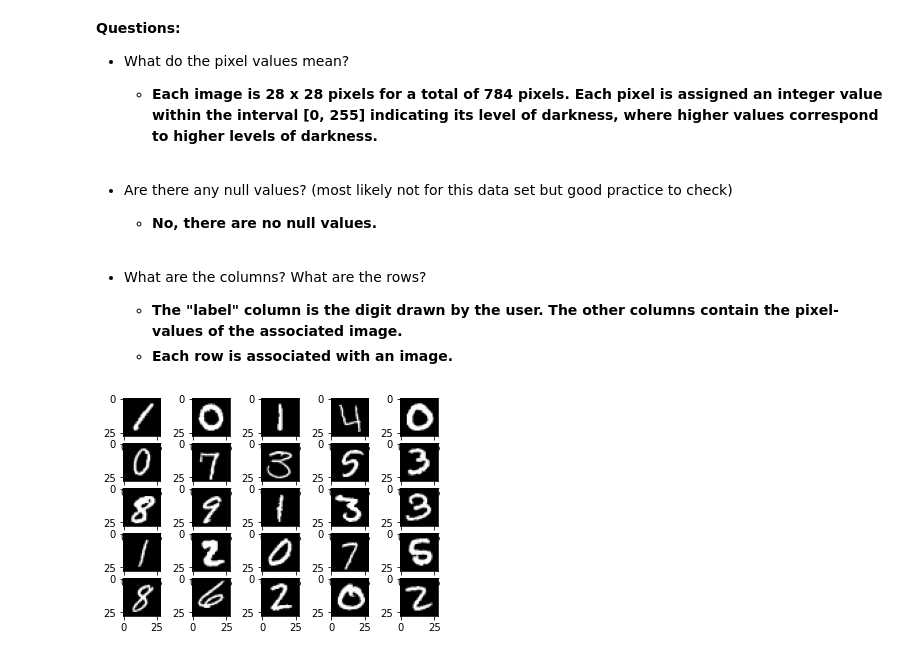
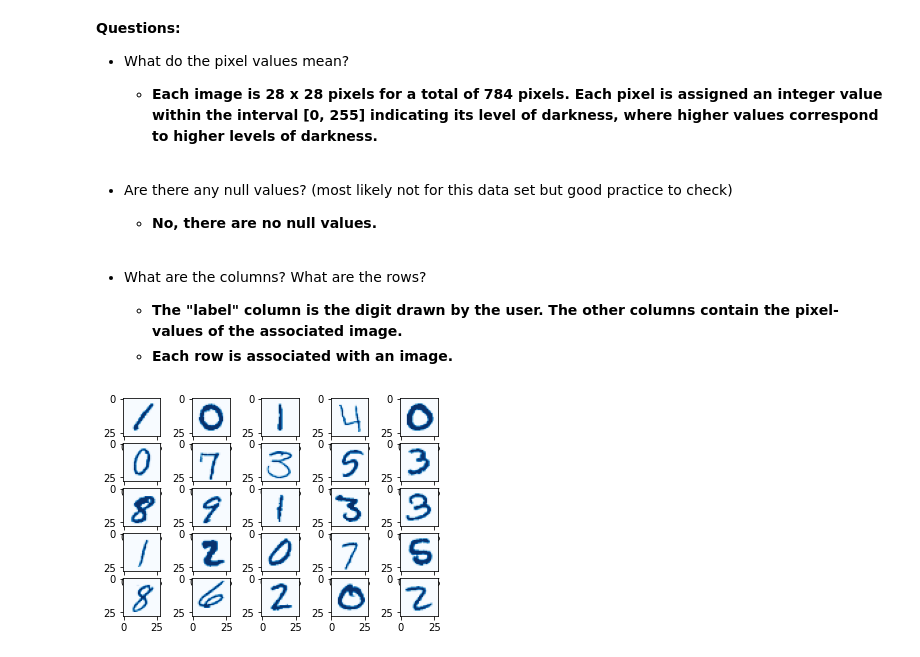
Before and after one commit to taigaschwarz/digit-recognizer, a Jupyter notebook: data_viz.ipynb, the cells around one changed output. Saved outputs shown, nothing was run; the diff lists cells and outputs as text; code cells hidden in the pictures.

Commit message:
Change color of images to blue

```diff
--- a/data_viz.ipynb
+++ b/data_viz.ipynb
@@ -72,13 +68,0 @@ images = train_df.loc[:, train_df.columns != "label"].values.reshape([42000, 28,
-# %%
-# plot the images
-n_rows, n_cols = 5, 5
-fig, ax = plt.subplots(n_rows, n_cols)
-counter = 0
-
-for i in range(n_rows*n_cols):
-    y_pos = counter // n_rows
-    x_pos = counter % n_cols
-    ax[y_pos][x_pos].imshow(images[counter], cmap = "gray")
-    counter += 1
-# %% [output]
-[figure, removed]
@@ -84,0 +72,13 @@ for i in range(n_rows*n_cols):
+# %%
+# plot the images
+n_rows, n_cols = 5, 5
+fig, ax = plt.subplots(n_rows, n_cols)
+counter = 0
+
+for i in range(n_rows*n_cols):
+    y_pos = counter // n_rows
+    x_pos = counter % n_cols
+    ax[y_pos][x_pos].imshow(images[counter], cmap = "Blues")
+    counter += 1
+# %% [output]
+[figure, added]
```
Also changed, not shown: parts of 2 cells of this notebook.
